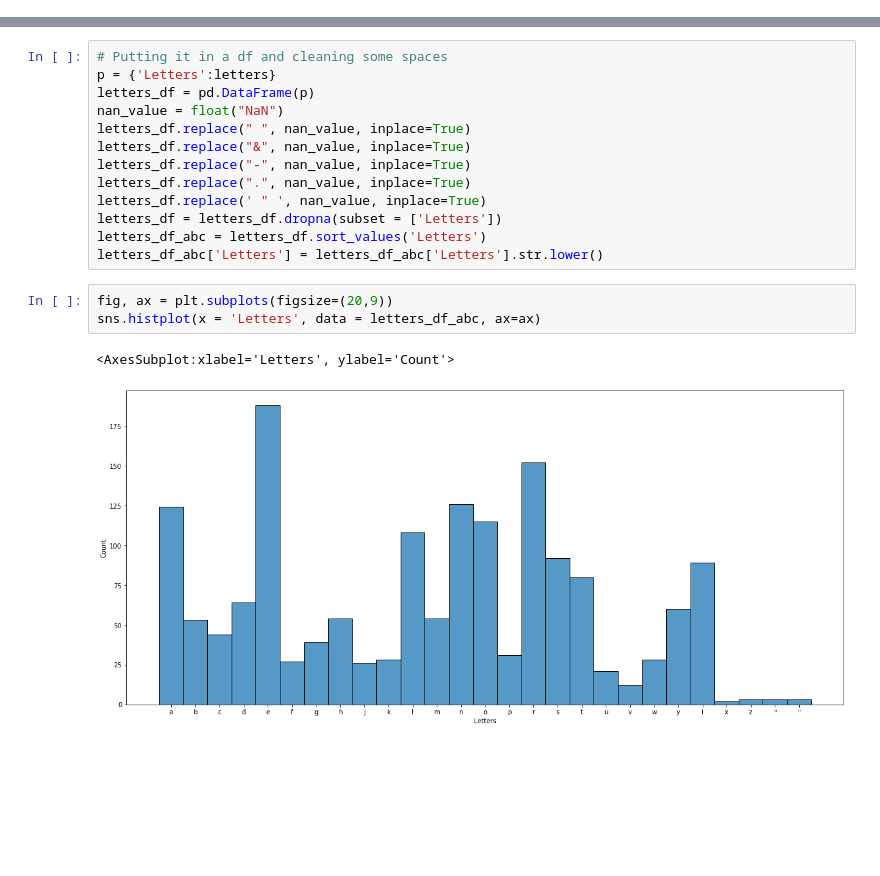
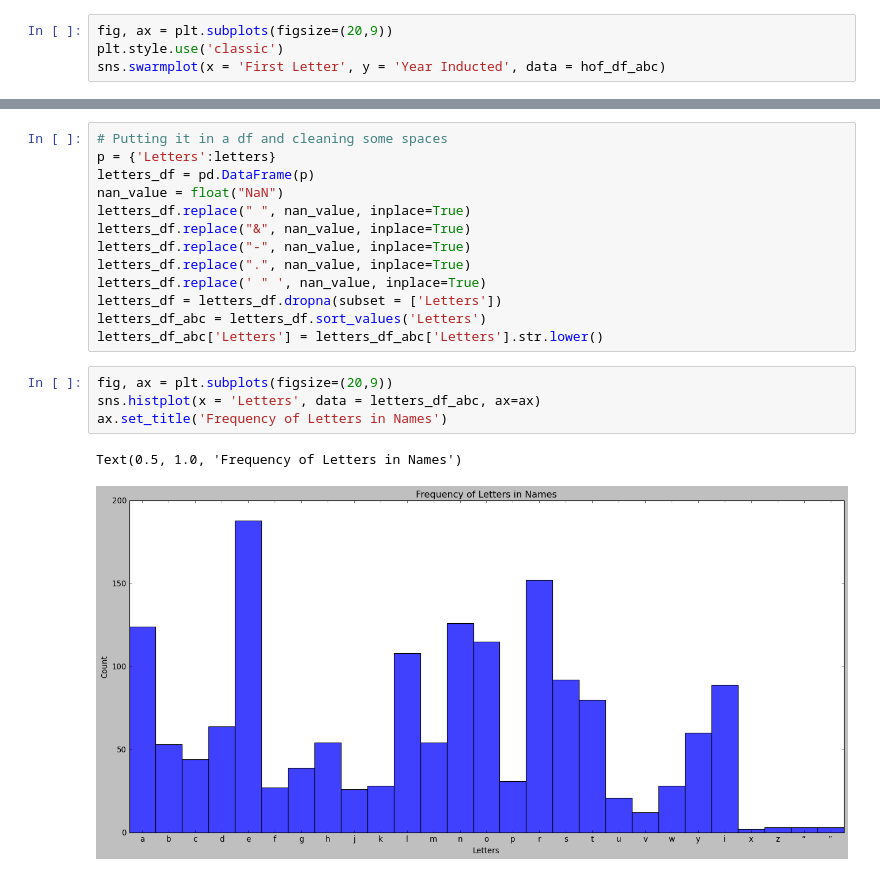
Before and after one commit to tye642/web_scraping_country_music_hof, a Jupyter notebook: notebook/hall_of_fame_webscrape.ipynb, the cells around one changed output, grey strips where cells are left out. Drawn from its saved outputs; the diff is of its cells as text; blank space fills up the shorter version.

```diff
--- a/notebook/hall_of_fame_webscrape.ipynb
+++ b/notebook/hall_of_fame_webscrape.ipynb
@@ -304,0 +309,4 @@ sns.histplot(x = 'First Letter', data = hof_df_abc, ax=ax)
+# %%
+fig, ax = plt.subplots(figsize=(20,9))
+plt.style.use('classic')
+sns.swarmplot(x = 'First Letter', y = 'Year Inducted', data = hof_df_abc)
@@ -453,7 +464,8 @@ letters_df_abc['Letters'] = letters_df_abc['Letters'].str.lower()
 # %%
 fig, ax = plt.subplots(figsize=(20,9))
 sns.histplot(x = 'Letters', data = letters_df_abc, ax=ax)
+ax.set_title('Frequency of Letters in Names')
 # %% [output]
-<AxesSubplot:xlabel='Letters', ylabel='Count'>
+Text(0.5, 1.0, 'Frequency of Letters in Names')
-[figure, old version]
+[figure, new version]
 # %%
```
Also changed, not shown: parts of 12 cells of this notebook, 4 other files.
